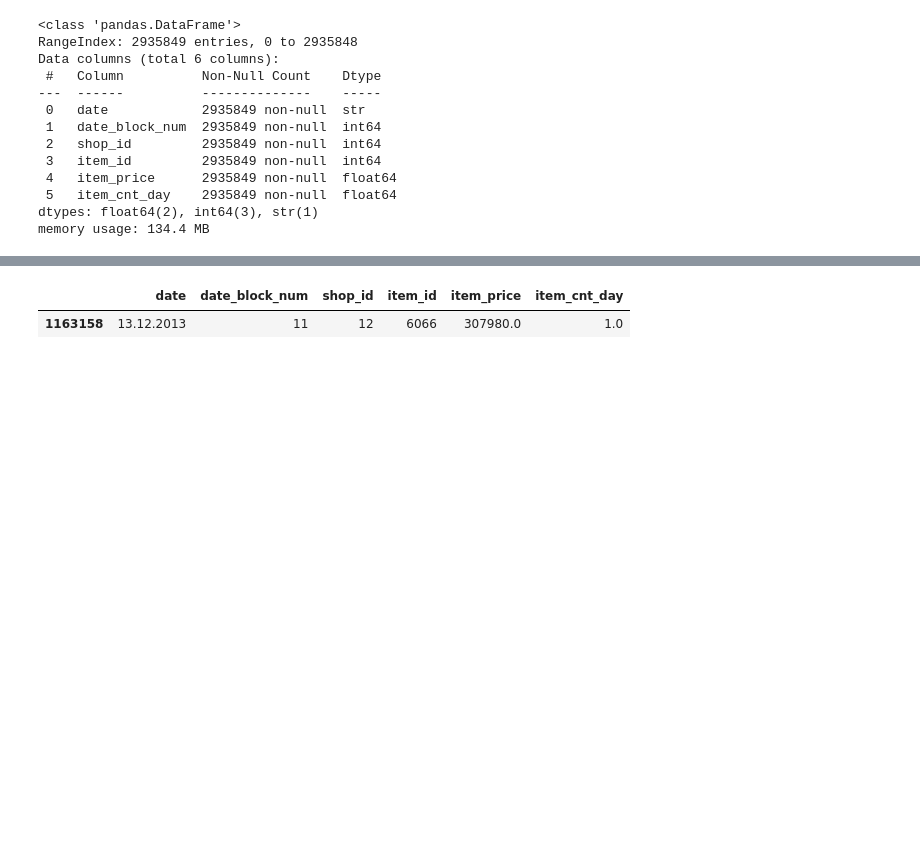
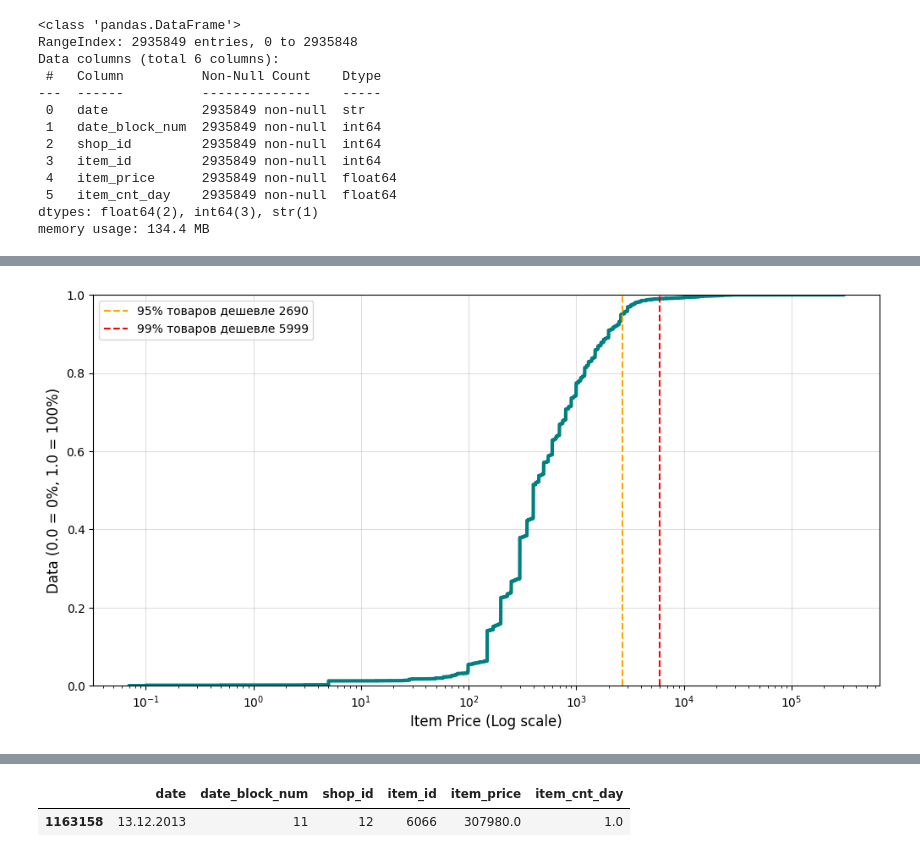
Before and after one commit to FilFilimono/innowise-projects, a Jupyter notebook: DQC/notebooks/visualisatio.ipynb, the cells around one changed output, grey strips where cells are left out. Saved outputs shown, nothing was run; the diff lists cells and outputs as text; code cells hidden in the pictures; blank space fills up the shorter version.

```diff
--- a/DQC/notebooks/visualisatio.ipynb
+++ b/DQC/notebooks/visualisatio.ipynb
@@ -113,0 +141,24 @@ sns.displot(data=sales_train, x='item_cnt_day') ###
+# %%
+plt.figure(figsize=(12, 6))
+
+
+sns.ecdfplot(
+    data=sales_train,
+    x='item_price',
+    log_scale=True,
+    linewidth=3,
+    color='teal'
+)
+
+p95 = np.percentile(sales_train['item_price'], 95)
+p99 = np.percentile(sales_train['item_price'], 99)
+
+plt.axvline(p95, color='orange', linestyle='--', label=f'95% товаров дешевле {p95:.0f}')
+plt.axvline(p99, color='red', linestyle='--', label=f'99% товаров дешевле {p99:.0f}')
+
+plt.xlabel('Item Price (Log scale)', fontsize=12)
+plt.ylabel('Data (0.0 = 0%, 1.0 = 100%)', fontsize=12)
+plt.legend()
+plt.grid(True, alpha=0.4)
+# %% [output]
+[figure, added]
```
Also changed, not shown: parts of 27 cells of this notebook, 2 other files.
